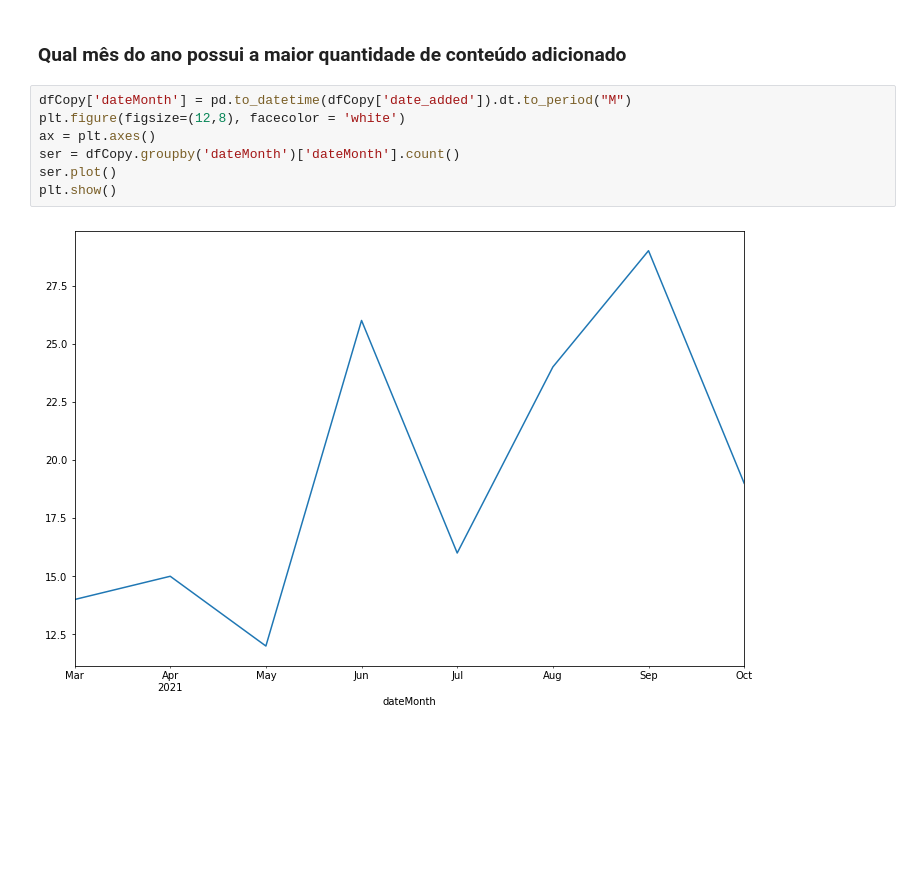
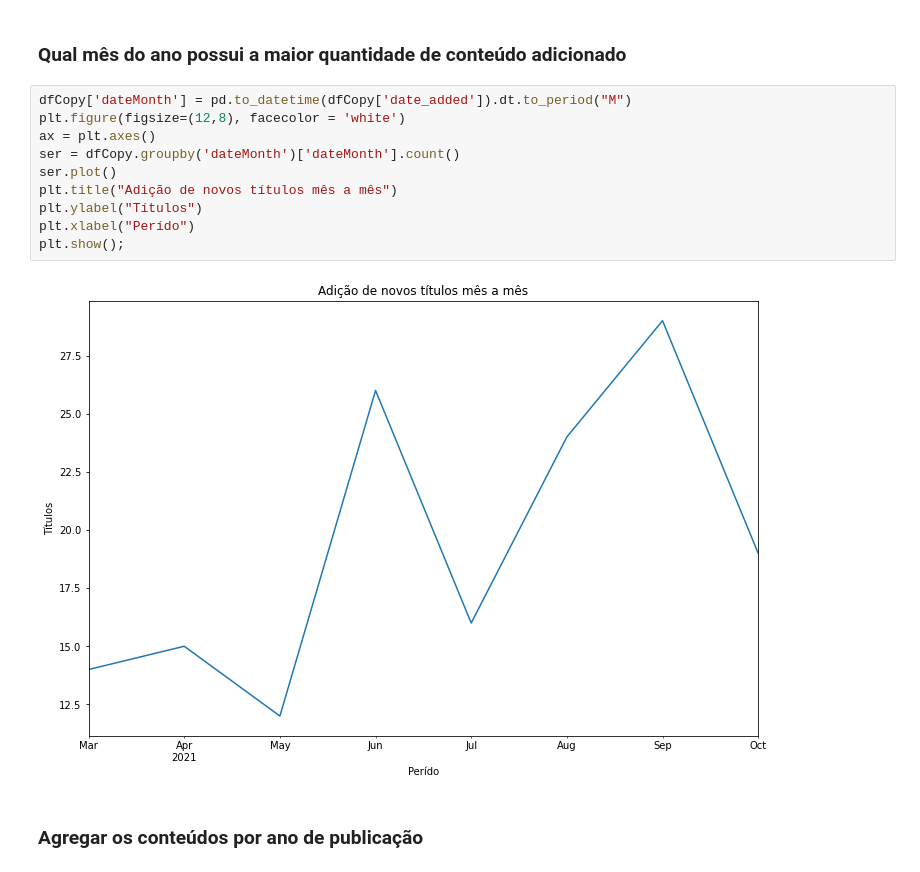
Before and after one commit to RodrigoSoares256/ExplanatoryAnalysis, a Jupyter notebook: AmazonCatalog.ipynb, the cells around one changed output. Cells and saved outputs as stored; diff of their text form; blank space fills up the shorter version.

```diff
--- a/AmazonCatalog.ipynb
+++ b/AmazonCatalog.ipynb
@@ -372,9 +354,14 @@ dfRatPrincipaisDiretores
 # %%
 dfCopy['dateMonth'] = pd.to_datetime(dfCopy['date_added']).dt.to_period("M")
 plt.figure(figsize=(12,8), facecolor = 'white')
 ax = plt.axes()
 ser = dfCopy.groupby('dateMonth')['dateMonth'].count()
 ser.plot()
-plt.show()
+plt.title("Adição de novos títulos mês a mês")
+plt.ylabel("Títulos")
+plt.xlabel("Perído")
+plt.show();
 # %% [output]
-[figure, old version]
+[figure, new version]
+# %% [markdown]
+### Agregar os conteúdos por ano de publicação
```
Also changed, not shown: parts of 11 cells of this notebook.
